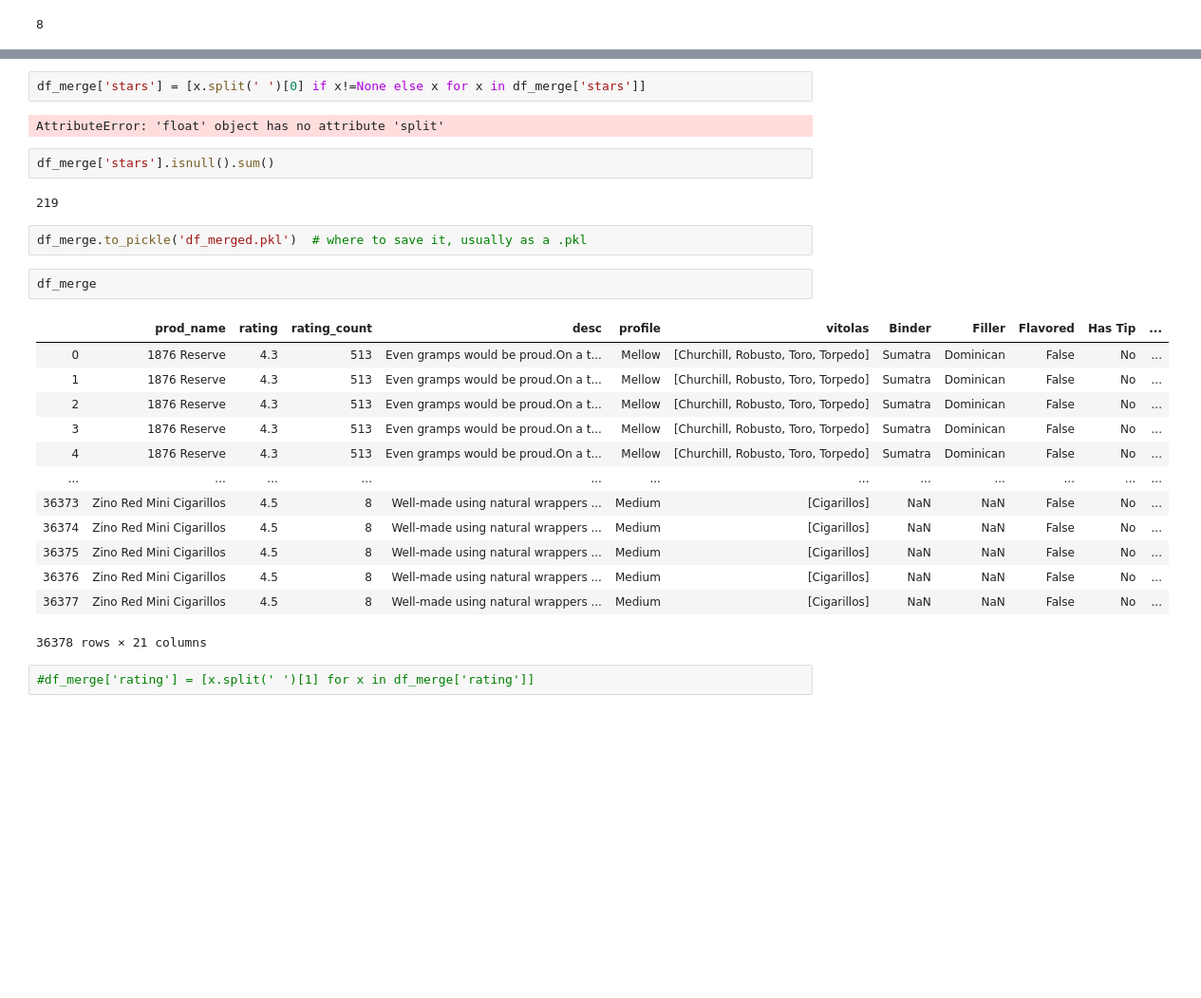
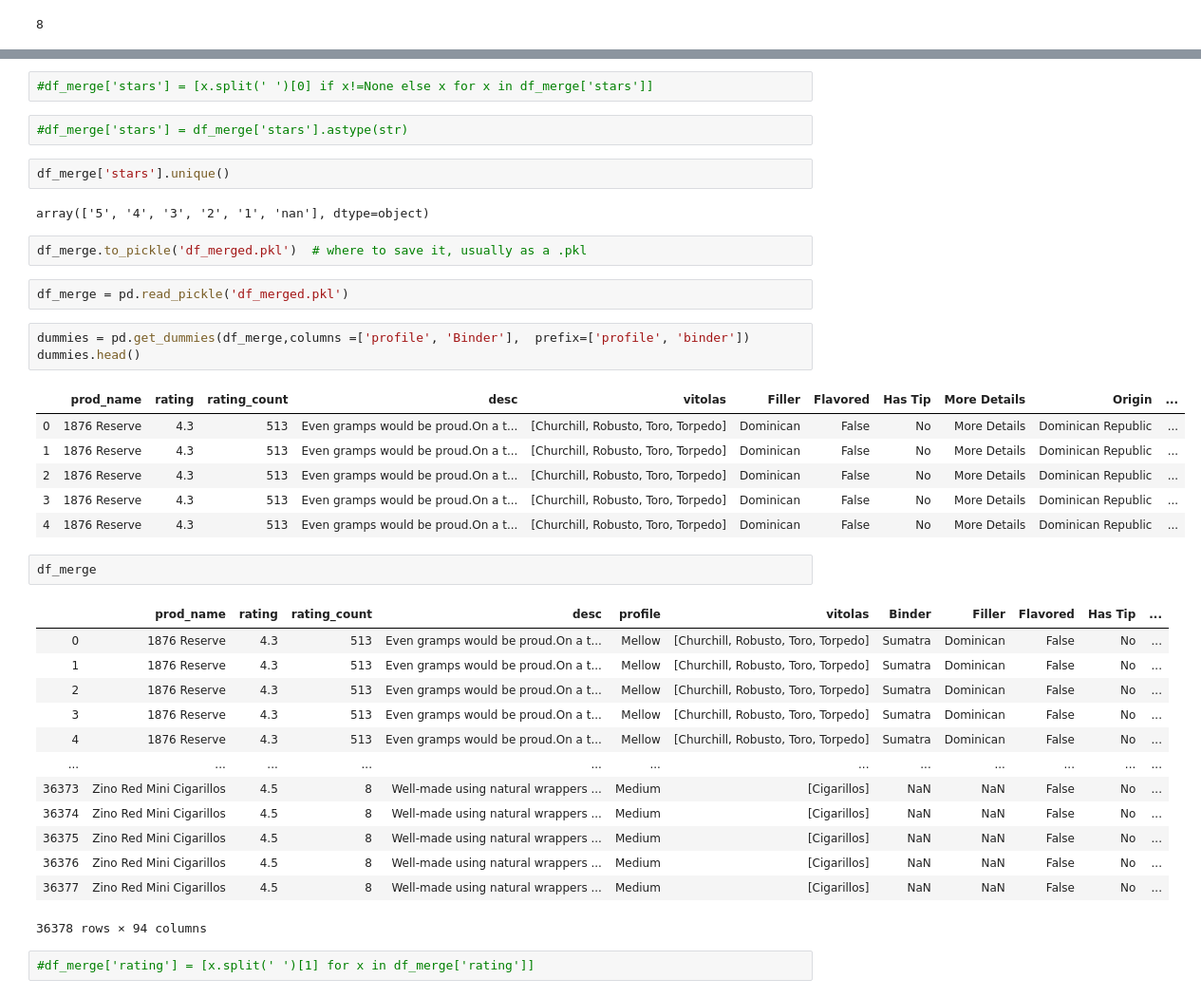
Before and after one commit to SteveRNewman/cigar_recommender, a Jupyter notebook: Capstone.ipynb, the cells around one changed output, grey strips where cells are left out. Shown at 95% size. Cells and saved outputs as stored; diff of their text form; blank space fills up the shorter version.

Commit message:
dummies

```diff
--- a/Capstone.ipynb
+++ b/Capstone.ipynb
@@ -598,13 +598,25 @@ df_merge['rating_count'] = [x.split(' ')[3] if x!=None else x for x in df_merge[
 # %%
-df_merge['stars'] = [x.split(' ')[0] if x!=None else x for x in df_merge['stars']]
+#df_merge['stars'] = [x.split(' ')[0] if x!=None else x for x in df_merge['stars']]
-# %% [output]
-AttributeError: 'float' object has no attribute 'split'
+# %%
+#df_merge['stars'] = df_merge['stars'].astype(str)
 # %%
-df_merge['stars'].isnull().sum()
+df_merge['stars'].unique()
 # %% [output]
-219
+array(['5', '4', '3', '2', '1', 'nan'], dtype=object)
 # %%
 df_merge.to_pickle('df_merged.pkl')  # where to save it, usually as a .pkl
+# %%
+df_merge = pd.read_pickle('df_merged.pkl')
+# %%
+dummies = pd.get_dummies(df_merge,columns =['profile', 'Binder'],  prefix=['profile', 'binder'])
+dummies.head()
+# %% [output]
+|  | prod_name | rating | rating_count | desc | vitolas | Filler | Flavored | Has Tip | More Details | Origin | ... |
+| 0 | 1876 Reserve | 4.3 | 513 | Even gramps would be proud.On a t... | [Churchill, Robusto, Toro, Torpedo] | Dominican | False | No | More Details | Dominican Republic | ... |
+| 1 | 1876 Reserve | 4.3 | 513 | Even gramps would be proud.On a t... | [Churchill, Robusto, Toro, Torpedo] | Dominican | False | No | More Details | Dominican Republic | ... |
+| 2 | 1876 Reserve | 4.3 | 513 | Even gramps would be proud.On a t... | [Churchill, Robusto, Toro, Torpedo] | Dominican | False | No | More Details | Dominican Republic | ... |
+| 3 | 1876 Reserve | 4.3 | 513 | Even gramps would be proud.On a t... | [Churchill, Robusto, Toro, Torpedo] | Dominican | False | No | More Details | Dominican Republic | ... |
+| 4 | 1876 Reserve | 4.3 | 513 | Even gramps would be proud.On a t... | [Churchill, Robusto, Toro, Torpedo] | Dominican | False | No | More Details | Dominican Republic | ... |
 # %%
 df_merge
 # %% [output]
@@ -620,7 +632,7 @@ df_merge
 | 36375 | Zino Red Mini Cigarillos | 4.5 | 8 | Well-made using natural wrappers ... | Medium | [Cigarillos] | NaN | NaN | False | No | ... |
 | 36376 | Zino Red Mini Cigarillos | 4.5 | 8 | Well-made using natural wrappers ... | Medium | [Cigarillos] | NaN | NaN | False | No | ... |
 | 36377 | Zino Red Mini Cigarillos | 4.5 | 8 | Well-made using natural wrappers ... | Medium | [Cigarillos] | NaN | NaN | False | No | ... |
-36378 rows × 21 columns
+36378 rows × 94 columns
 # %%
 #df_merge['rating'] = [x.split(' ')[1] for x in df_merge['rating']]
 # %%
```
Also changed, not shown: parts of 2 cells of this notebook, 1 other file.
